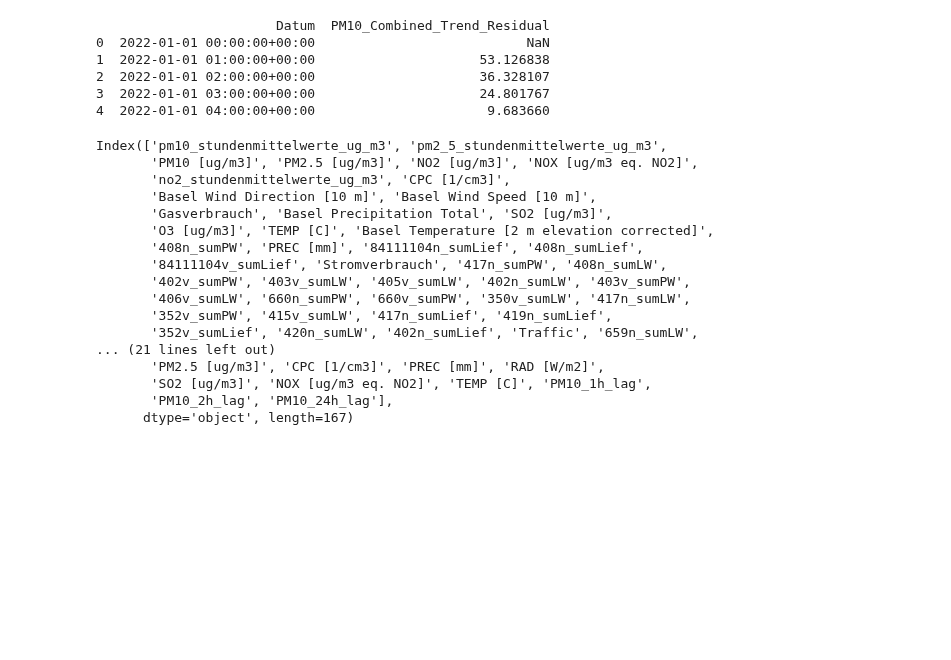
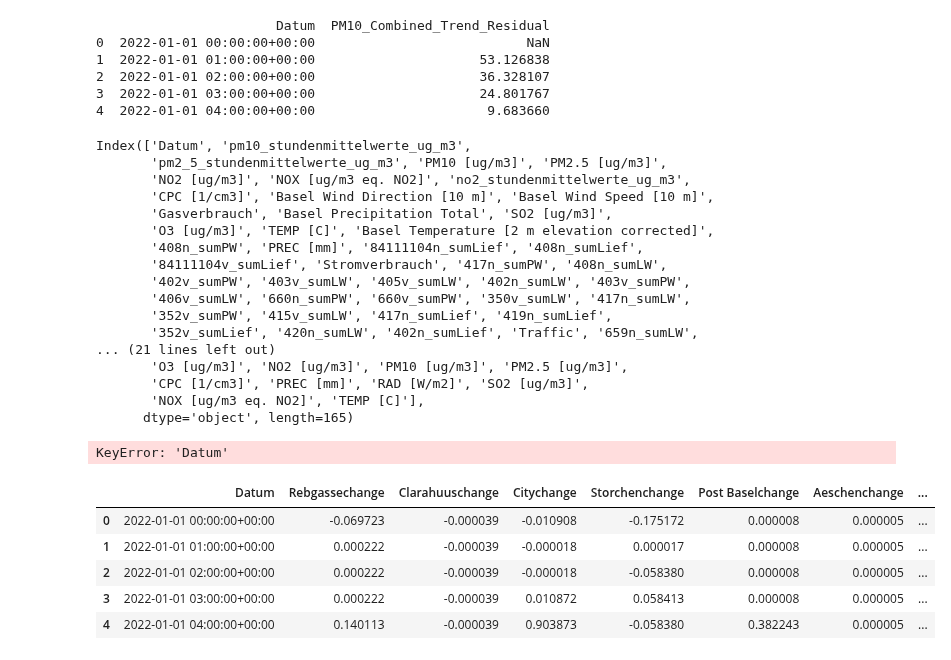
Before and after one commit to joejoejoejor/Its-Wekk, a Jupyter notebook: 4 - Data/03_Merging/Max_merge.ipynb, the cells around one changed output. Drawn from its saved outputs; the diff is of its cells as text; code cells hidden in the pictures; blank space fills up the shorter version.

```diff
--- a/4 - Data/03_Merging/Max_merge.ipynb
+++ b/4 - Data/03_Merging/Max_merge.ipynb
@@ -658,6 +658,31 @@ print(target.head())
 2  2022-01-01 02:00:00+00:00                     36.328107
 3  2022-01-01 03:00:00+00:00                     24.801767
 4  2022-01-01 04:00:00+00:00                      9.683660
+# %%
+print(features.columns)
+print(AllFeatures.columns)
+# %% [output]
+Index(['Datum', 'pm10_stundenmittelwerte_ug_m3',
+       'pm2_5_stundenmittelwerte_ug_m3', 'PM10 [ug/m3]', 'PM2.5 [ug/m3]',
+       'NO2 [ug/m3]', 'NOX [ug/m3 eq. NO2]', 'no2_stundenmittelwerte_ug_m3',
+       'CPC [1/cm3]', 'Basel Wind Direction [10 m]', 'Basel Wind Speed [10 m]',
+       'Gasverbrauch', 'Basel Precipitation Total', 'SO2 [ug/m3]',
+       'O3 [ug/m3]', 'TEMP [C]', 'Basel Temperature [2 m elevation corrected]',
+       '408n_sumPW', 'PREC [mm]', '84111104n_sumLief', '408n_sumLief',
+       '84111104v_sumLief', 'Stromverbrauch', '417n_sumPW', '408n_sumLW',
+       '402v_sumPW', '403v_sumLW', '405v_sumLW', '402n_sumLW', '403v_sumPW',
+       '406v_sumLW', '660n_sumPW', '660v_sumPW', '350v_sumLW', '417n_sumLW',
+       '352v_sumPW', '415v_sumLW', '417n_sumLief', '419n_sumLief',
+       '352v_sumLief', '420n_sumLW', '402n_sumLief', 'Traffic', '659n_sumLW',
+... (21 lines left out)
+       'O3 [ug/m3]', 'NO2 [ug/m3]', 'PM10 [ug/m3]', 'PM2.5 [ug/m3]',
+       'CPC [1/cm3]', 'PREC [mm]', 'RAD [W/m2]', 'SO2 [ug/m3]',
+       'NOX [ug/m3 eq. NO2]', 'TEMP [C]'],
+      dtype='object', length=165)
+# %%
+AllFeatures.head()
+
+AllFeaturescopy = AllFeatures.copy()
 # %%
 from sklearn.preprocessing import StandardScaler
 from traitlets import All
@@ -687,26 +712,24 @@ AllFeatures_scaled = pd.DataFrame(scaler.fit_transform(AllFeatures), columns=All
 # Ensure there are no NaN values in the target dataset
 target = target.dropna()
 
+features_scaled.insert(0, 'Datum', target['Datum'])
+AllFeatures_scaled.insert(0, 'Datum', AllFeaturescopy['Datum'])
+
+
+
 print(features_scaled.columns)
 print(AllFeatures_scaled.columns)
 # %% [output]
-Index(['pm10_stundenmittelwerte_ug_m3', 'pm2_5_stundenmittelwerte_ug_m3',
-       'PM10 [ug/m3]', 'PM2.5 [ug/m3]', 'NO2 [ug/m3]', 'NOX [ug/m3 eq. NO2]',
-       'no2_stundenmittelwerte_ug_m3', 'CPC [1/cm3]',
-       'Basel Wind Direction [10 m]', 'Basel Wind Speed [10 m]',
-       'Gasverbrauch', 'Basel Precipitation Total', 'SO2 [ug/m3]',
-       'O3 [ug/m3]', 'TEMP [C]', 'Basel Temperature [2 m elevation corrected]',
-       '408n_sumPW', 'PREC [mm]', '84111104n_sumLief', '408n_sumLief',
-       '84111104v_sumLief', 'Stromverbrauch', '417n_sumPW', '408n_sumLW',
-       '402v_sumPW', '403v_sumLW', '405v_sumLW', '402n_sumLW', '403v_sumPW',
-       '406v_sumLW', '660n_sumPW', '660v_sumPW', '350v_sumLW', '417n_sumLW',
-       '352v_sumPW', '415v_sumLW', '417n_sumLief', '419n_sumLief',
-       '352v_sumLief', '420n_sumLW', '402n_sumLief', 'Traffic', '659n_sumLW',
-... (21 lines left out)
-       'PM2.5 [ug/m3]', 'CPC [1/cm3]', 'PREC [mm]', 'RAD [W/m2]',
-       'SO2 [ug/m3]', 'NOX [ug/m3 eq. NO2]', 'TEMP [C]', 'PM10_1h_lag',
-       'PM10_2h_lag', 'PM10_24h_lag'],
-      dtype='object', length=167)
+KeyError: 'Datum'
+# %%
+AllFeatures_scaled.head()
+# %% [output]
+|  | Datum | Rebgassechange | Clarahuuschange | Citychange | Storchenchange | Post Baselchange | Aeschenchange | ... |
+| 0 | 2022-01-01 00:00:00+00:00 | -0.069723 | -0.000039 | -0.010908 | -0.175172 | 0.000008 | 0.000005 | ... |
+| 1 | 2022-01-01 01:00:00+00:00 | 0.000222 | -0.000039 | -0.000018 | 0.000017 | 0.000008 | 0.000005 | ... |
+| 2 | 2022-01-01 02:00:00+00:00 | 0.000222 | -0.000039 | -0.000018 | -0.058380 | 0.000008 | 0.000005 | ... |
+| 3 | 2022-01-01 03:00:00+00:00 | 0.000222 | -0.000039 | 0.010872 | 0.058413 | 0.000008 | 0.000005 | ... |
+| 4 | 2022-01-01 04:00:00+00:00 | 0.140113 | -0.000039 | 0.903873 | -0.058380 | 0.382243 | 0.000005 | ... |
 # %%
 target_mean = target['PM10_Combined_Trend_Residual'].mean()
 print(f"The mean of the target variable is: {target_mean}")
```
Also changed, not shown: parts of 4 cells of this notebook, 46 other files.
